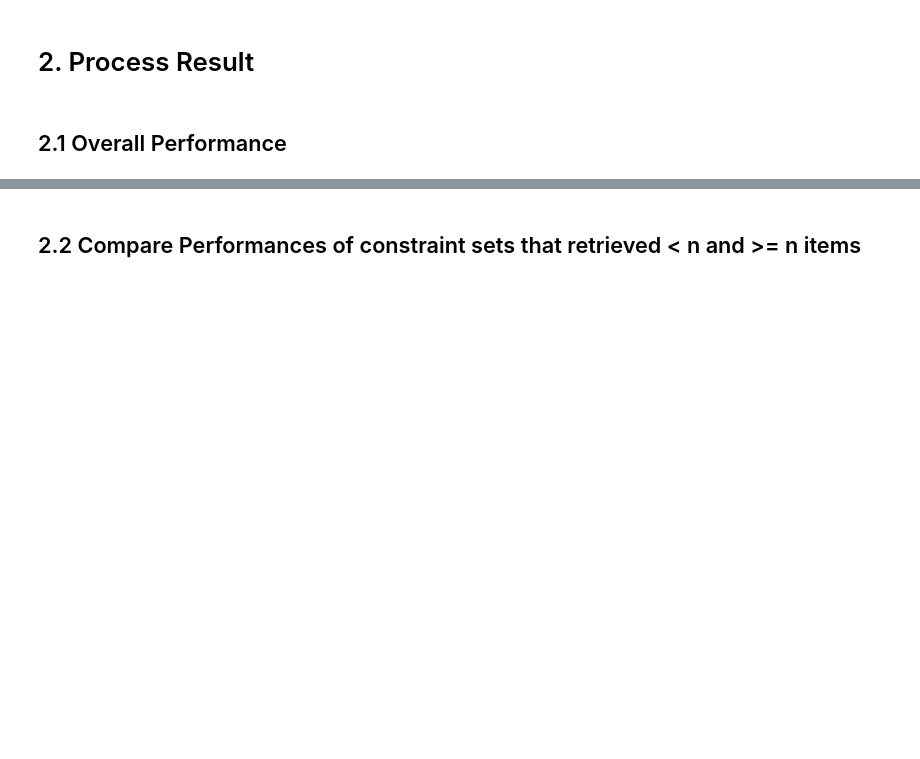
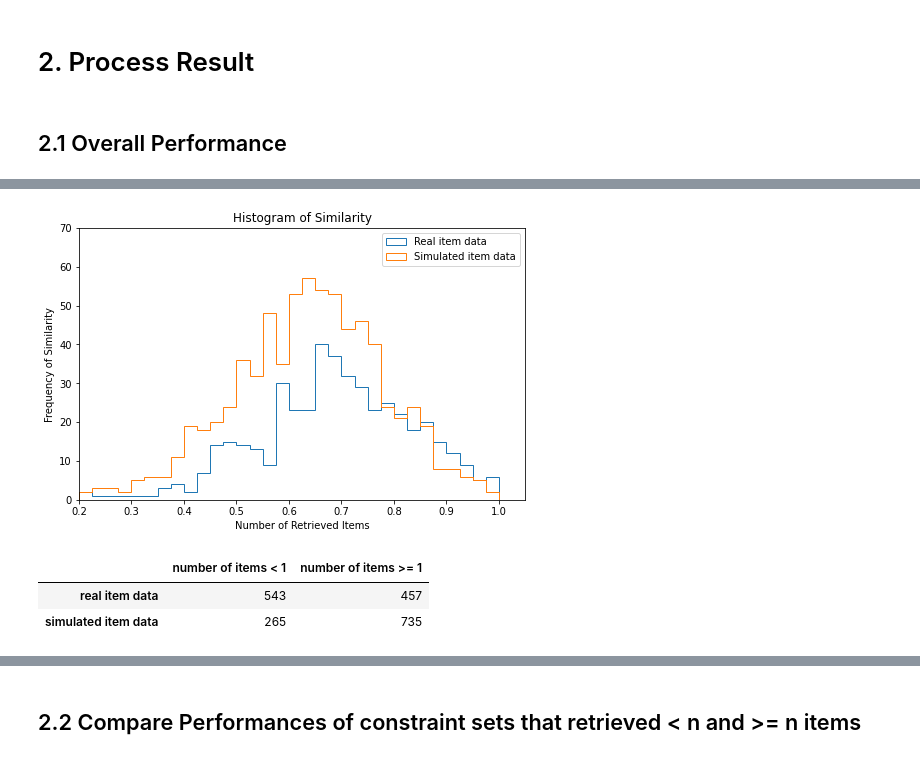
Before and after one commit to gqin10/notebooks-recommender-system, a Jupyter notebook: experiment.ipynb, the cells around one changed output, grey strips where cells are left out. Cells and saved outputs as stored; diff of their text form; code cells hidden in the pictures; blank space fills up the shorter version.

```diff
--- a/experiment.ipynb
+++ b/experiment.ipynb
@@ -126,0 +103,31 @@ plt.show()
+# %%
+f = plt.figure()
+f.set_figwidth(8)
+f.set_figheight(5)
+
+for data_result in results:
+    plt.hist(data_result['similarity_'], bins=40, histtype='step')
+plt.title('Histogram of Similarity')
+plt.legend(['Real item data','Simulated item data'])
+plt.xlabel('Number of Retrieved Items')
+plt.ylabel('Frequency of Similarity')
+plt.xlim([0.2, 1.05])
+plt.ylim([0, 70])
+plt.show()
+# %% [output]
+[figure, added]
+# %%
+pd.DataFrame([
+    [
+        (real_result.loc[real_result['no_of_items_'] < 1])['no_of_items_'].count(),
+        (real_result.loc[real_result['no_of_items_'] >= 1])['no_of_items_'].count(),
+    ],
+    [
+        (simulated_result.loc[simulated_result['no_of_items_'] < 1])['no_of_items_'].count(),
+        (simulated_result.loc[simulated_result['no_of_items_'] >= 1])['no_of_items_'].count(),
+    ]
+], index=['real item data', 'simulated item data'], columns=['number of items < 1', 'number of items >= 1'])
+# %% [output]
+|  | number of items < 1 | number of items >= 1 |
+| real item data | 543 | 457 |
+| simulated item data | 265 | 735 |
```
Also changed, not shown: parts of 17 cells of this notebook, 7 other files.
